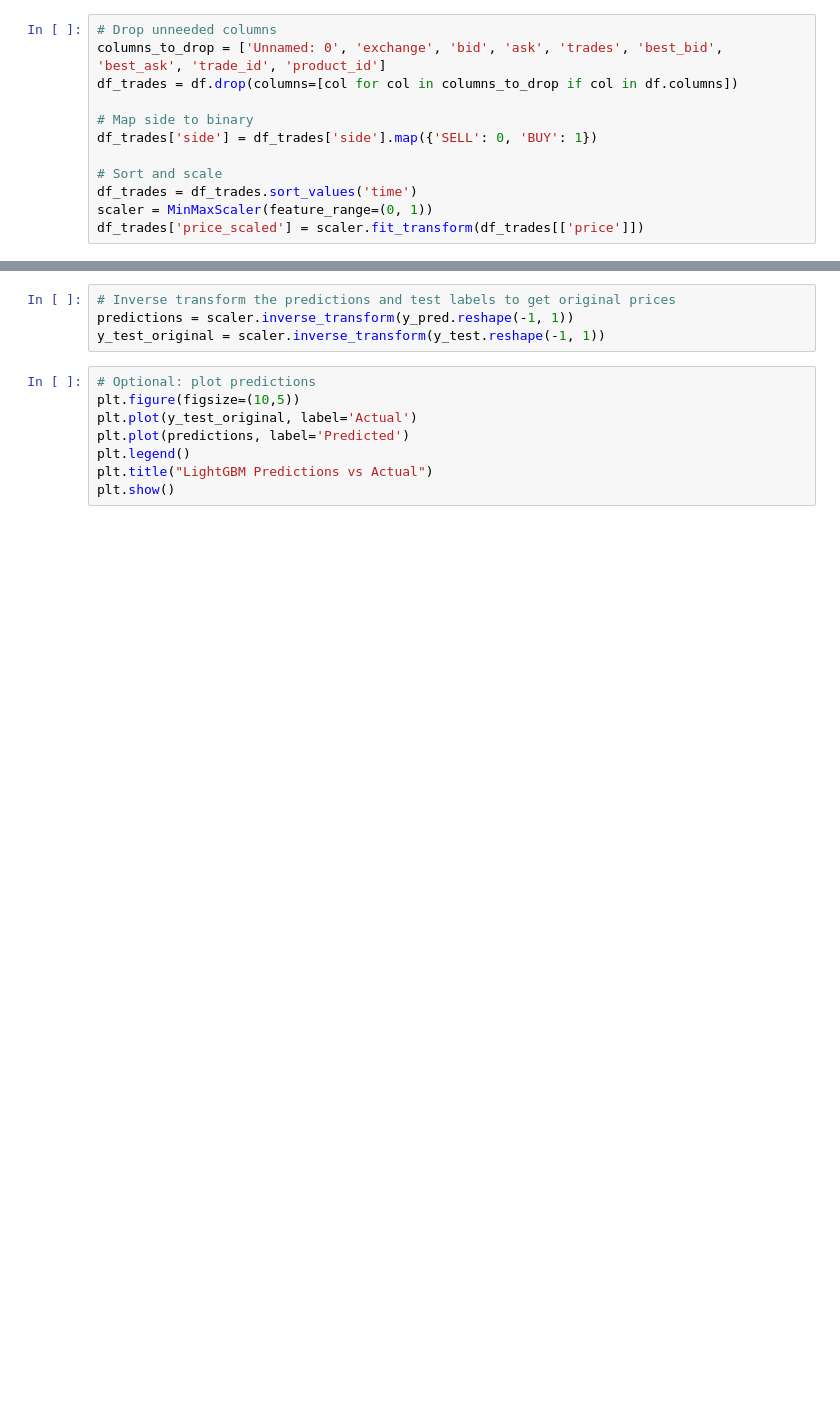
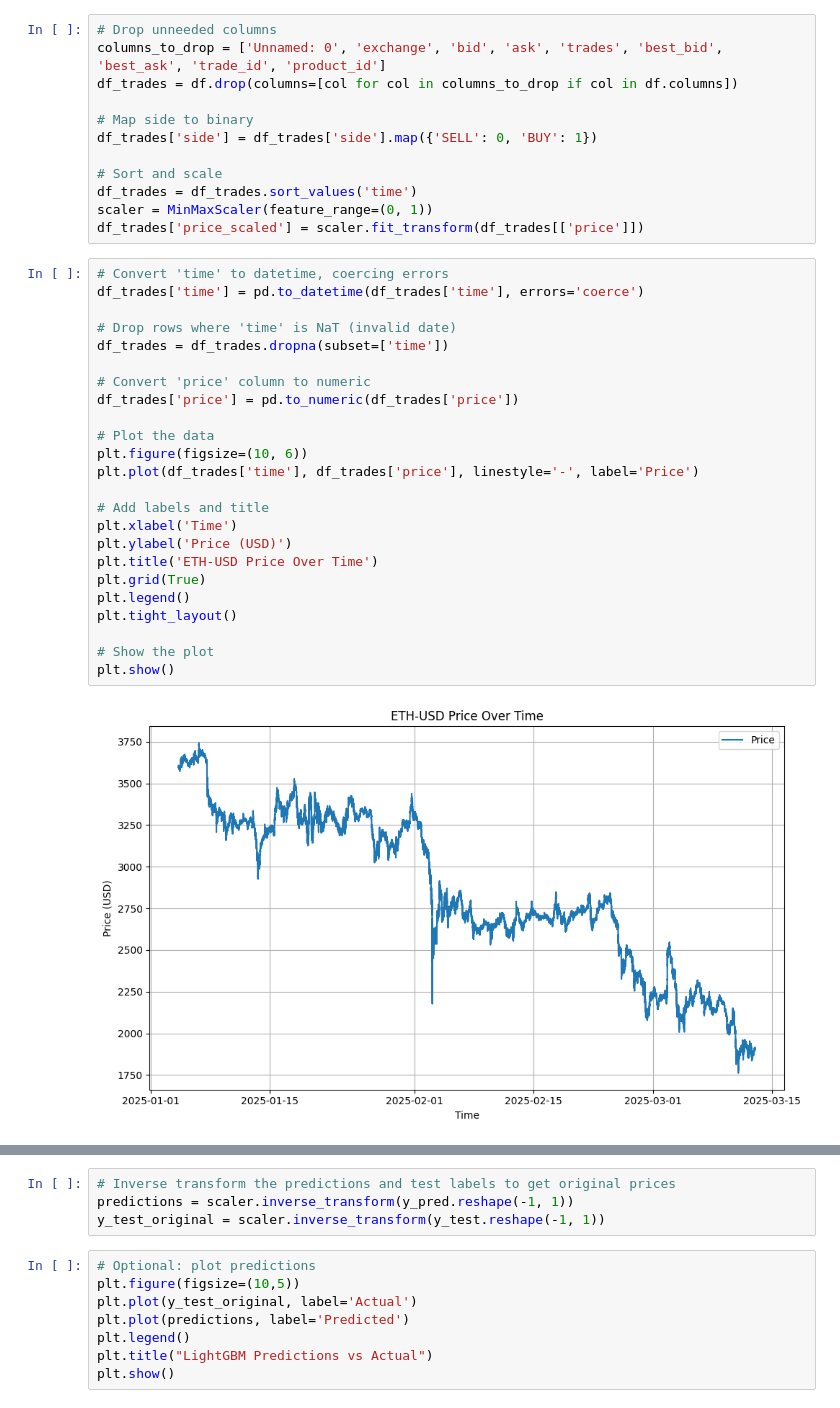
Before and after one commit to mmandelb2201/AITrader, a Jupyter notebook: model/model_lightgbm.ipynb, the cells around one changed output, grey strips where cells are left out. Cells and saved outputs as stored; diff of their text form; blank space fills up the shorter version.

```diff
--- a/model/model_lightgbm.ipynb
+++ b/model/model_lightgbm.ipynb
@@ -23,6 +23,32 @@ df_trades['side'] = df_trades['side'].map({'SELL': 0, 'BUY': 1})
 df_trades = df_trades.sort_values('time')
 scaler = MinMaxScaler(feature_range=(0, 1))
 df_trades['price_scaled'] = scaler.fit_transform(df_trades[['price']])
+# %%
+# Convert 'time' to datetime, coercing errors
+df_trades['time'] = pd.to_datetime(df_trades['time'], errors='coerce')
+
+# Drop rows where 'time' is NaT (invalid date)
+df_trades = df_trades.dropna(subset=['time'])
+
+# Convert 'price' column to numeric
+df_trades['price'] = pd.to_numeric(df_trades['price'])
+
+# Plot the data
+plt.figure(figsize=(10, 6))
+plt.plot(df_trades['time'], df_trades['price'], linestyle='-', label='Price')
+
+# Add labels and title
+plt.xlabel('Time')
+plt.ylabel('Price (USD)')
+plt.title('ETH-USD Price Over Time')
+plt.grid(True)
+plt.legend()
+plt.tight_layout()
+
+# Show the plot
+plt.show()
+# %% [output]
+[figure, added]
 # %%
 # Compute percent difference
 df_trades['pct_change'] = df_trades['price'].pct_change() * 100  # Convert to percentage
```
Also changed, not shown: parts of 6 cells of this notebook, 3 other files.
